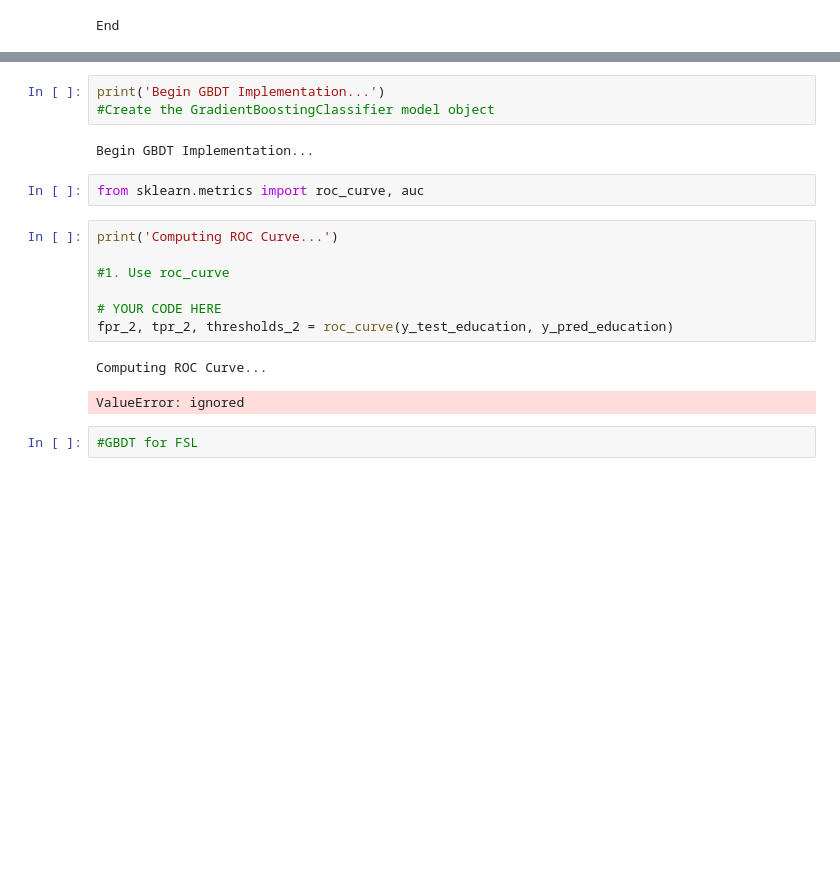
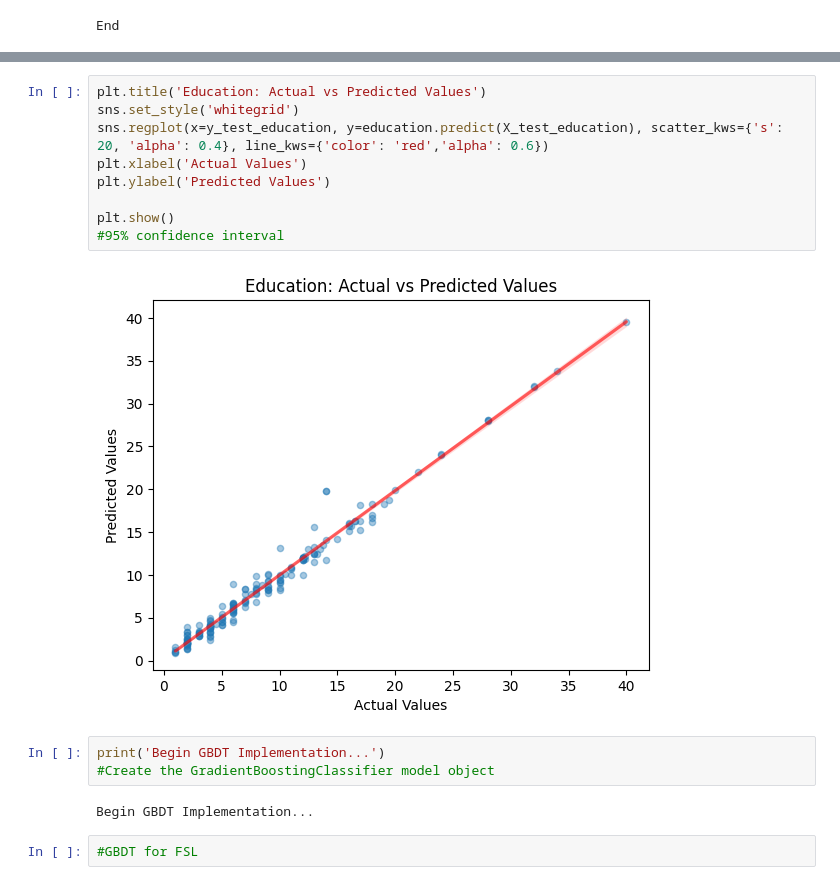
Before and after one commit to reo113/GuideHouse_Project, a Jupyter notebook: Untitled2.ipynb, the cells around one changed output, grey strips where cells are left out. Cells and saved outputs as stored; diff of their text form; blank space fills up the shorter version.

```diff
--- a/Untitled2.ipynb
+++ b/Untitled2.ipynb
@@ -713,20 +752,19 @@ print('[GBDT] R2: {0}'.format(education_r2))
+# %%
+plt.title('Education: Actual vs Predicted Values')
+sns.set_style('whitegrid')
+sns.regplot(x=y_test_education, y=education.predict(X_test_education), scatter_kws={'s': 20, 'alpha': 0.4}, line_kws={'color': 'red','alpha': 0.6})
+plt.xlabel('Actual Values')
+plt.ylabel('Predicted Values')
+
+plt.show()
+#95% confidence interval
+# %% [output]
+[figure, added]
 # %%
 print('Begin GBDT Implementation...')
 #Create the GradientBoostingClassifier model object
 # %% [output]
 Begin GBDT Implementation...
-# %%
-from sklearn.metrics import roc_curve, auc
-# %%
-print('Computing ROC Curve...')
-
-#1. Use roc_curve
-
-# YOUR CODE HERE
-fpr_2, tpr_2, thresholds_2 = roc_curve(y_test_education, y_pred_education)
-# %% [output]
-Computing ROC Curve...
-ValueError: ignored
 # %%
 #GBDT for FSL
 # %%
```
Also changed, not shown: parts of 39 cells of this notebook.
